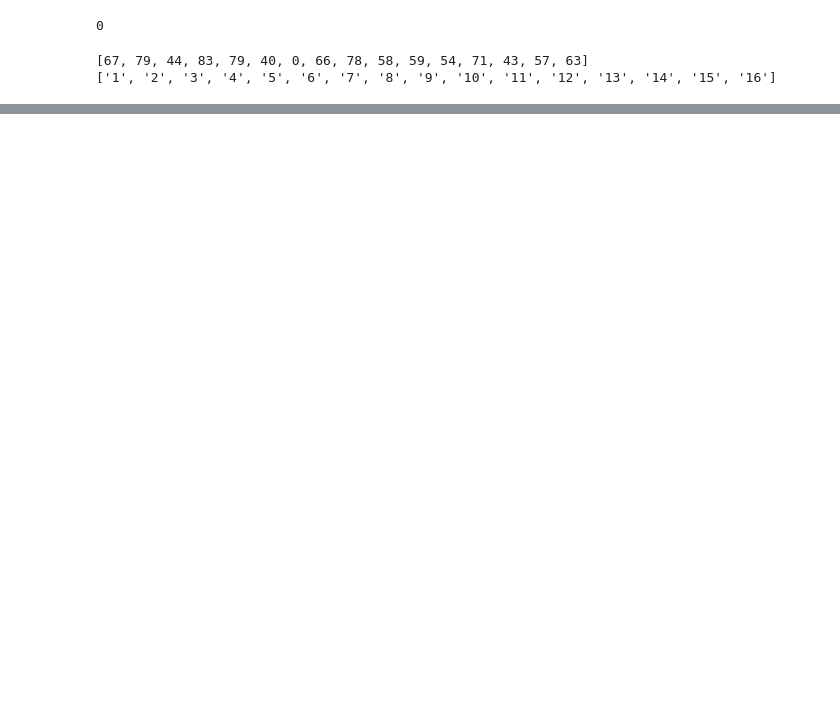
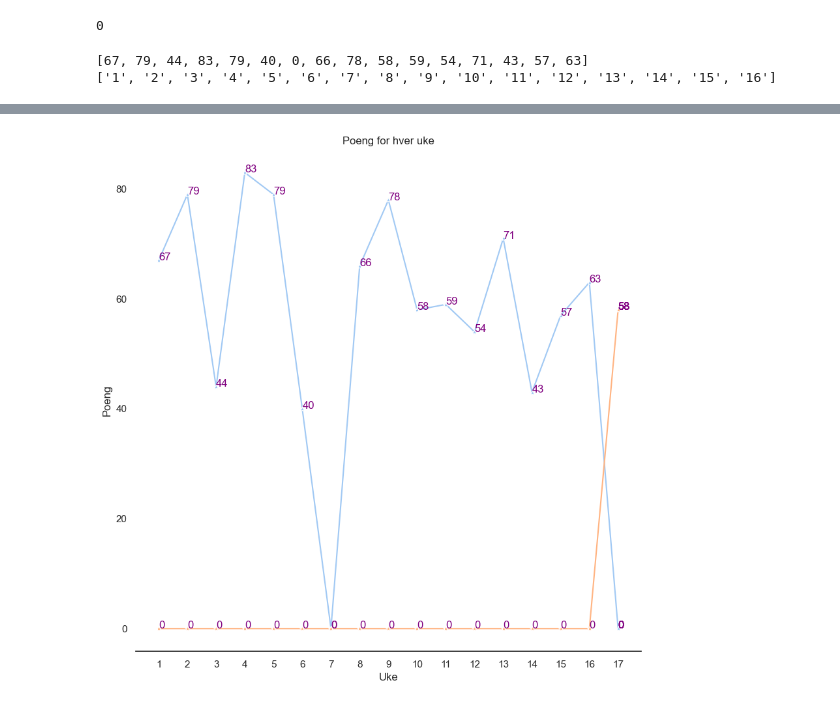
Before and after one commit to eireye/fpl, a Jupyter notebook: Notebook/visualisere.ipynb, the cells around one changed output, grey strips where cells are left out. Drawn from its saved outputs; the diff is of its cells as text; code cells hidden in the pictures; blank space fills up the shorter version.

```diff
--- a/Notebook/visualisere.ipynb
+++ b/Notebook/visualisere.ipynb
@@ -161,0 +179,19 @@ No artists with labels found to put in legend.  Note that artists whose label st
+# %%
+
+def add_new_row(data, gameweek):
+    """Legger til ny row med data"""
+    new_row = {'Uke':f"{gameweek}", 'Poeng':0, #get_team_points(gameweek, 2821496),
+    'xP':expected_points(latest_optimal_plan_data, gameweek)}
+    new_row2= pd.Series(new_row)
+    #append row to the dataframe
+    data.loc[len(data.index)] = new_row2
+
+    return data
+
+def get_team_points(week, id):
+    team_id = str(id)
+    current_week = str(week)
+    url = "https://fantasy.premierleague.com/api/entry/"+team_id+"/event/"+current_week+"/picks/"
+    my_team_data = requests.get(url)
+    my_team_data = my_team_data.json()
+    return my_team_data["entry_history"]["points"]
@@ -161,0 +245,30 @@ No artists with labels found to put in legend.  Note that artists whose label st
+# %%
+sns.set_theme(style="white", palette="pastel")
+f, ax = plt.subplots(figsize=(10, 10))
+# sns.lineplot(data=df_poeng_xP, x="Uke", y="Poeng")
+
+
+
+
+
+sns.despine(left=True, bottom=False)
+
+# plot line graph
+sns.set(rc={"figure.figsize":(10,10)})
+ax = sns.lineplot(data=add_new_row(df_poeng_xP, 17), x="Uke", y="Poeng" ,marker="*")
+ax1 = sns.lineplot(data=add_new_row(df_poeng_xP, 17), x="Uke", y="xP" ,marker="*")
+ax.set(title="Poeng for hver uke")# label points on the plot
+for x, y in zip(add_new_row(df_poeng_xP, 17)["Uke"], add_new_row(df_poeng_xP, 17)["Poeng"]):
+ # the position of the data label relative to the data point can be adjusted by adding/subtracting a value from the x &/ y coordinates
+        plt.text(x = x, # x-coordinate position of data label
+        y = y, # y-coordinate position of data label, adjusted to be 150 below the data point
+        s = "{:.0f}".format(y), # data label, formatted to ignore decimals
+        color = "purple") # set colour of line
+for x, y in zip(add_new_row(df_poeng_xP, 17)["Uke"], add_new_row(df_poeng_xP, 17)["xP"]):
+ # the position of the data label relative to the data point can be adjusted by adding/subtracting a value from the x &/ y coordinates
+        plt.text(x = x, # x-coordinate position of data label
+        y = y, # y-coordinate position of data label, adjusted to be 150 below the data point
+        s = "{:.0f}".format(y), # data label, formatted to ignore decimals
+        color = "purple") # set colour of line
+# %% [output]
+[figure, added]
```
Also changed, not shown: parts of 15 cells of this notebook, 7 other files.
